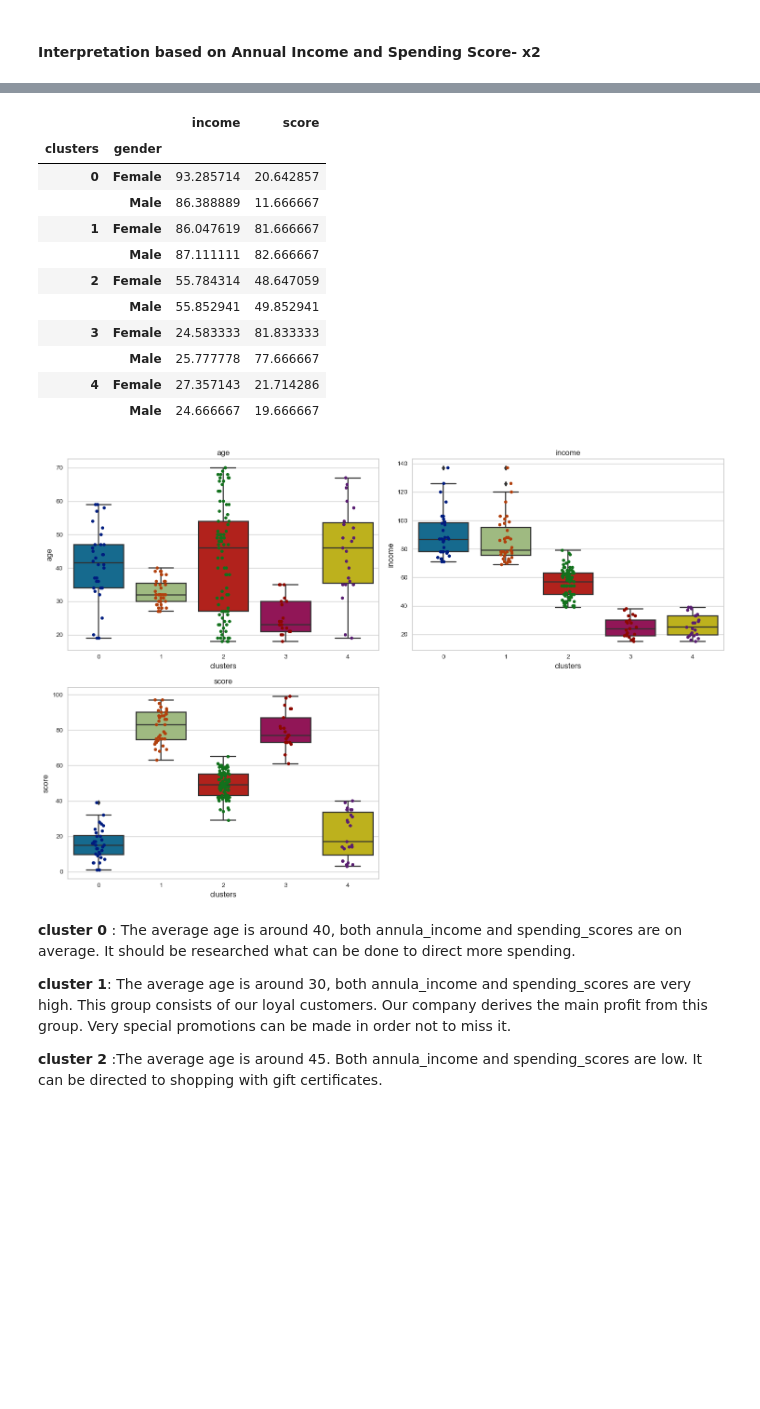
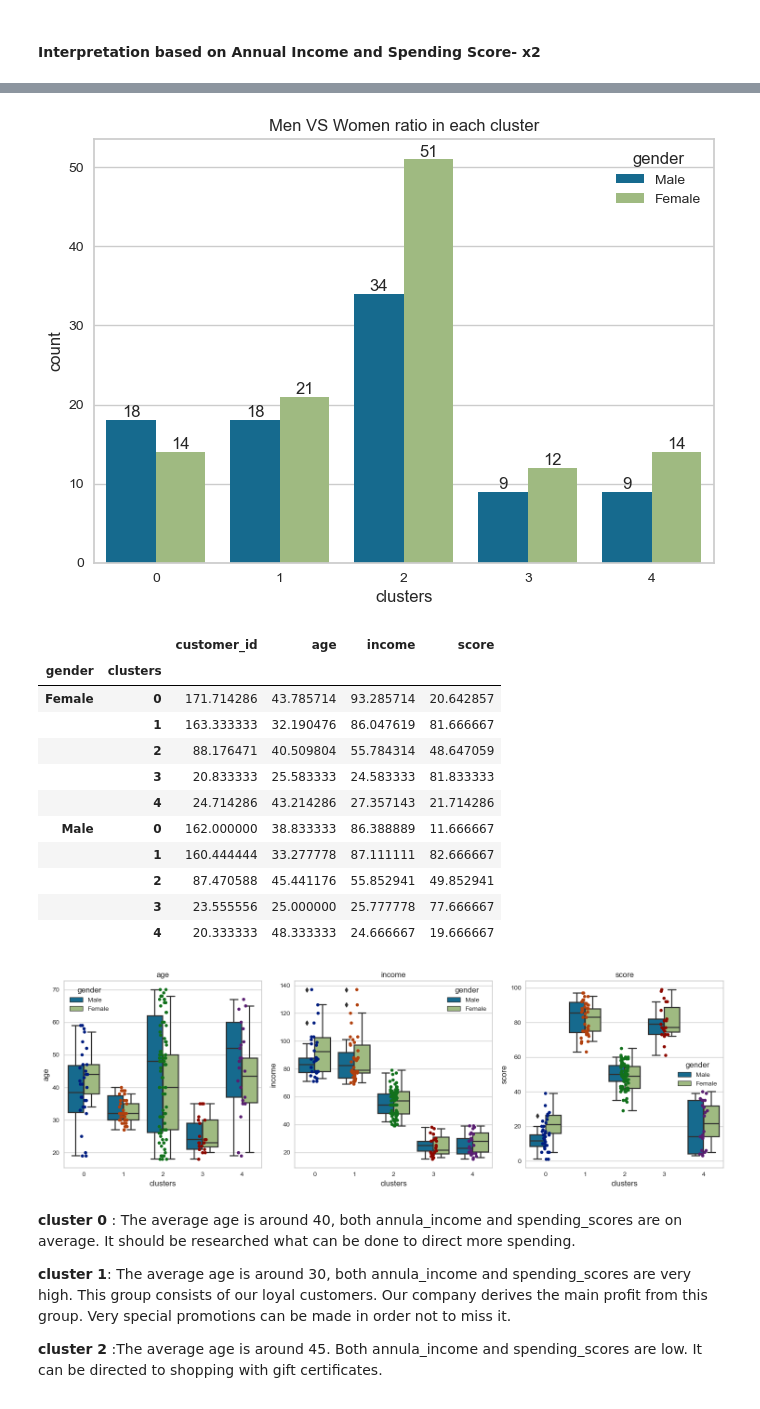
Before and after one commit to huseyincenik/machine_learning, a Jupyter notebook: Project/mall_shoper_segmentation_clustering_analysis/Mall Shopper Segmentation-Clustering Analysis.ipynb, the cells around one changed output, grey strips where cells are left out. Cells and saved outputs as stored; diff of their text form; code cells hidden in the pictures; blank space fills up the shorter version.

```diff
--- a/Project/mall_shoper_segmentation_clustering_analysis/Mall Shopper Segmentation-Clustering Analysis.ipynb
+++ b/Project/mall_shoper_segmentation_clustering_analysis/Mall Shopper Segmentation-Clustering Analysis.ipynb
@@ -1009,7 +1042,7 @@ Name: clusters, dtype: int64
 # %% [markdown]
 #### *iv. Visualizing and Labeling All the Clusters*
 # %%
-numeric_columns = df_cluster.drop(['clusters', 'customer_id'], axis=1).select_dtypes(include='number').columns
+numeric_columns = df_kmeans_income_score.drop(['clusters', 'customer_id'], axis=1).select_dtypes(include='number').columns
 
 num_plots = len(numeric_columns)
 num_cols = 2
@@ -1019,7 +1052,7 @@ plt.figure(figsize=(15, num_rows * 5))
 
 for i, feature in enumerate(numeric_columns):
     plt.subplot(num_rows, num_cols, i + 1)
-    sns.boxplot(y=feature, x="clusters", data=df_cluster)
-    sns.stripplot(y=feature, x="clusters", data=df_cluster, palette="dark", size=5)
+    sns.boxplot(y=feature, x="clusters", data=df_kmeans_income_score)
+    sns.stripplot(y=feature, x="clusters", data=df_kmeans_income_score, palette="dark", size=5)
     plt.title(feature)
 # %% [output]
@@ -1514,0 +1504,3 @@ X_income_score_df
+# %%
+df_hie_income_score = df_customer.copy()
+df_hie_income_score
@@ -1515,4 +1521,4 @@ X_income_score_df
 # %%
-X_income_score_df["clusters"] = model_income_score.labels_
-X_income_score_df
+df_hie_income_score["clusters"] = model_income_score.labels_
+df_hie_income_score
 # %% [output]
@@ -1601,16 +1593,16 @@ X_age_score_nsc.groupby(["clusters"])[["age", "score"]].mean()
 # %%
-numeric_columns = X_age_score_nsc.drop(['clusters', 'customer_id'], axis=1).select_dtypes(include='number').columns
+numeric_columns = df_kmeans_age_score.drop(['clusters', 'customer_id'], axis=1).select_dtypes(include='number').columns
 
 num_plots = len(numeric_columns)
-num_cols = 2
+num_cols = 3
 
 num_rows = (num_plots + num_cols - 1) // num_cols
 plt.figure(figsize=(15, num_rows * 5))
 
 for i, feature in enumerate(numeric_columns):
     plt.subplot(num_rows, num_cols, i + 1)
-    sns.boxplot(y=feature, x="clusters", data=X_age_score_nsc)
-    sns.stripplot(y=feature, x="clusters", data=X_age_score_nsc, palette="dark", size=5)
+    sns.boxplot(y=feature, x="clusters", data=df_kmeans_age_score)
+    sns.stripplot(y=feature, x="clusters", data=df_kmeans_age_score, palette="dark", size=5)
     plt.title(feature)
 
 plt.tight_layout()
@@ -1659,37 +1677,45 @@ X_income_score_nsc
+# %%
+plt.title("Men VS Women ratio in each cluster")
+plt.ylabel("Count")
+ax =sns.countplot(x=df_hie_income_score.clusters, hue=df_hie_income_score.gender)
+for p in ax.containers:
+    ax.bar_label(p)
+# %% [output]
+[figure, added]
 # %%
-X_income_score_nsc.groupby(["clusters", "gender"])[["income", "score"]].mean()
+df_hie_income_score.groupby(["gender", "clusters"]).mean()
 # %% [output]
-|  |  | income | score |
-| clusters | gender |  |  |
-| 0 | Female | 93.285714 | 20.642857 |
-|  | Male | 86.388889 | 11.666667 |
-| 1 | Female | 86.047619 | 81.666667 |
-|  | Male | 87.111111 | 82.666667 |
-| 2 | Female | 55.784314 | 48.647059 |
-|  | Male | 55.852941 | 49.852941 |
-| 3 | Female | 24.583333 | 81.833333 |
-|  | Male | 25.777778 | 77.666667 |
-| 4 | Female | 27.357143 | 21.714286 |
-|  | Male | 24.666667 | 19.666667 |
+|  |  | customer_id | age | income | score |
+| gender | clusters |  |  |  |  |
+| Female | 0 | 171.714286 | 43.785714 | 93.285714 | 20.642857 |
+|  | 1 | 163.333333 | 32.190476 | 86.047619 | 81.666667 |
+|  | 2 | 88.176471 | 40.509804 | 55.784314 | 48.647059 |
+|  | 3 | 20.833333 | 25.583333 | 24.583333 | 81.833333 |
+|  | 4 | 24.714286 | 43.214286 | 27.357143 | 21.714286 |
+| Male | 0 | 162.000000 | 38.833333 | 86.388889 | 11.666667 |
+|  | 1 | 160.444444 | 33.277778 | 87.111111 | 82.666667 |
+|  | 2 | 87.470588 | 45.441176 | 55.852941 | 49.852941 |
+|  | 3 | 23.555556 | 25.000000 | 25.777778 | 77.666667 |
+|  | 4 | 20.333333 | 48.333333 | 24.666667 | 19.666667 |
 # %%
-numeric_columns = X_income_score_nsc.drop(['clusters', 'customer_id'], axis=1).select_dtypes(include='number').columns
+numeric_columns = df_hie_income_score.drop(['clusters', 'customer_id'], axis=1).select_dtypes(include='number').columns
 
 num_plots = len(numeric_columns)
-num_cols = 2
+num_cols = 3
 
 num_rows = (num_plots + num_cols - 1) // num_cols
 plt.figure(figsize=(15, num_rows * 5))
 
 for i, feature in enumerate(numeric_columns):
     plt.subplot(num_rows, num_cols, i + 1)
-    sns.boxplot(y=feature, x="clusters", data=X_income_score_nsc)
-    sns.stripplot(y=feature, x="clusters", data=X_income_score_nsc, palette="dark", size=5)
+    sns.boxplot(y=feature, x="clusters", data=df_hie_income_score, hue ="gender")
+    sns.stripplot(y=feature, x="clusters", data=df_hie_income_score, palette="dark", size=5)
     plt.title(feature)
 
 plt.tight_layout()
 plt.show()
 # %% [output]
-[figure, old version]
+[figure, new version]
 # %% [markdown]
 **cluster 0** : The average age is around 40, both annula_income and spending_scores are on average.
 It should be researched what can be done to direct more spending.
```
Also changed, not shown: parts of 72 cells of this notebook.
